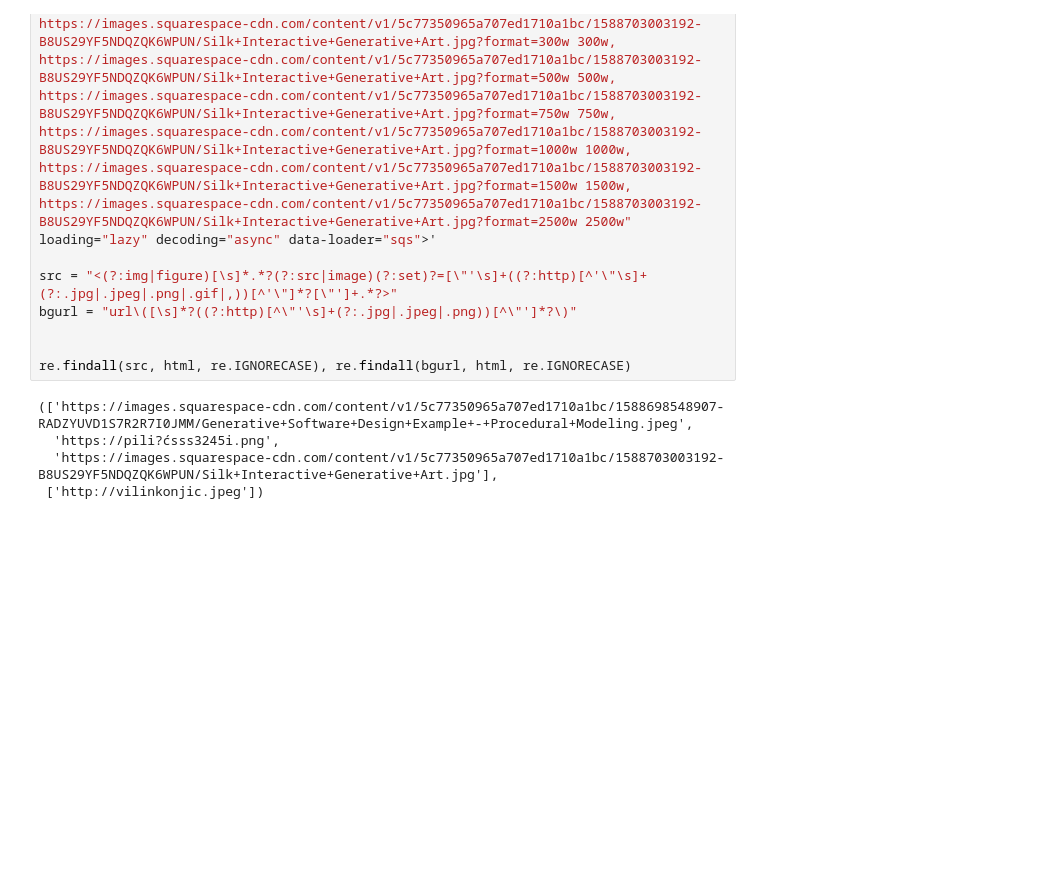
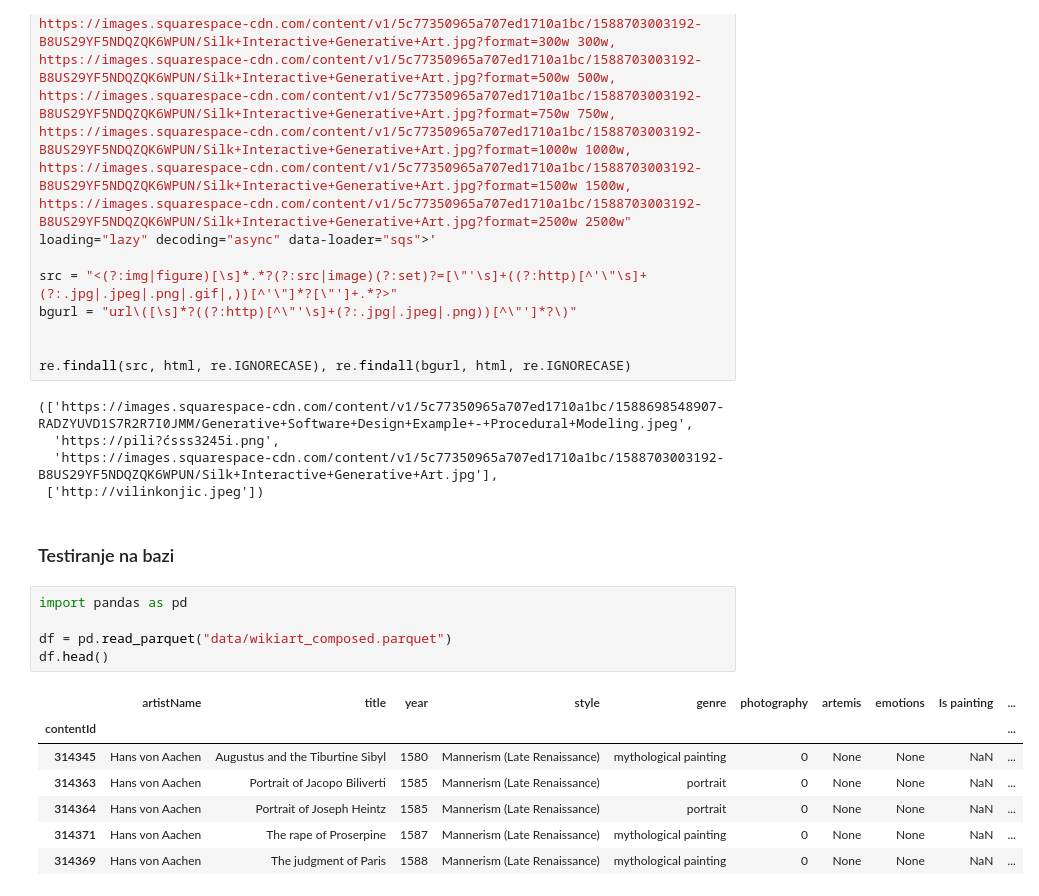
Before and after one commit to Trpquo/art_critic, a Jupyter notebook: pipe.ipynb, the cells around one changed output. Saved outputs shown, nothing was run; the diff lists cells and outputs as text; blank space fills up the shorter version.

```diff
--- a/pipe.ipynb
+++ b/pipe.ipynb
@@ -201,3 +241,18 @@ re.findall(src, html, re.IGNORECASE), re.findall(bgurl, html, re.IGNORECASE)
   'https://pili?ćsss3245i.png',
   'https://images.squarespace-cdn.com/content/v1/5c77350965a707ed1710a1bc/1588703003192-B8US29YF5NDQZQK6WPUN/Silk+Interactive+Generative+Art.jpg'],
  ['http://vilinkonjic.jpeg'])
+# %% [markdown]
+### Testiranje na bazi
+# %%
+import pandas as pd
+
+df = pd.read_parquet("data/wikiart_composed.parquet")
+df.head()
+# %% [output]
+|  | artistName | title | year | style | genre | photography | artemis | emotions | Is painting | ... |
+| contentId |  |  |  |  |  |  |  |  |  | ... |
+| 314345 | Hans von Aachen | Augustus and the Tiburtine Sibyl | 1580 | Mannerism (Late Renaissance) | mythological painting | 0 | None | None | NaN | ... |
+| 314363 | Hans von Aachen | Portrait of Jacopo Biliverti | 1585 | Mannerism (Late Renaissance) | portrait | 0 | None | None | NaN | ... |
+| 314364 | Hans von Aachen | Portrait of Joseph Heintz | 1585 | Mannerism (Late Renaissance) | portrait | 0 | None | None | NaN | ... |
+| 314371 | Hans von Aachen | The rape of Proserpine | 1587 | Mannerism (Late Renaissance) | mythological painting | 0 | None | None | NaN | ... |
+| 314369 | Hans von Aachen | The judgment of Paris | 1588 | Mannerism (Late Renaissance) | mythological painting | 0 | None | None | NaN | ... |
```
Also changed, not shown: parts of 8 cells of this notebook.
